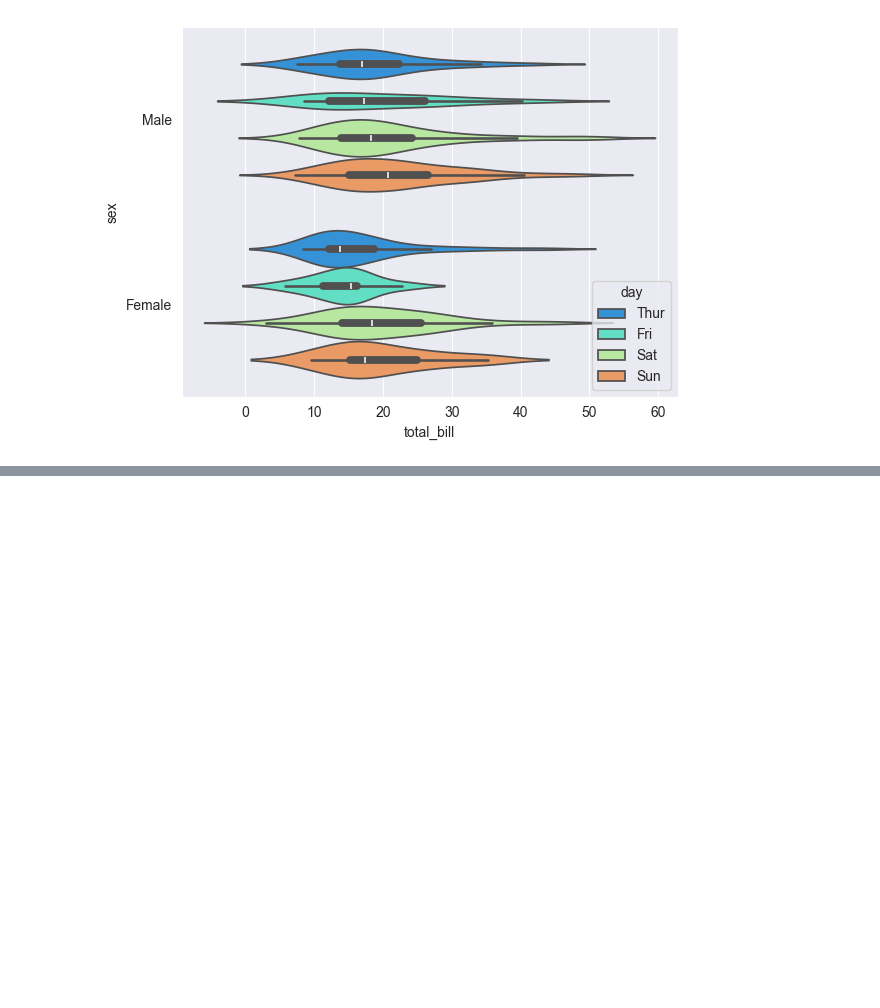
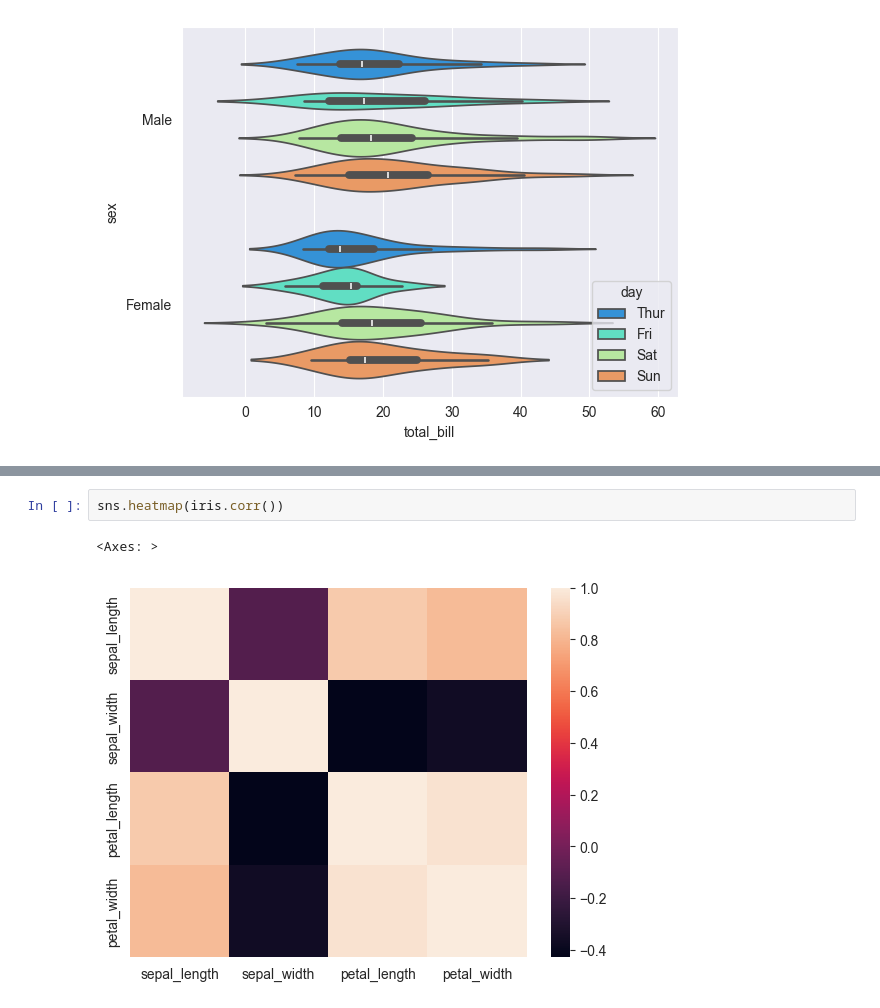
Before and after one commit to Sudeepkumar0/Python_practice, a Jupyter notebook: seaborn.ipynb, the cells around one changed output, grey strips where cells are left out. Saved outputs shown, nothing was run; the diff lists cells and outputs as text; blank space fills up the shorter version.

```diff
--- a/seaborn.ipynb
+++ b/seaborn.ipynb
@@ -150,0 +181,5 @@ sns.violinplot(x='total_bill', y='sex', data=df, palette='rainbow', hue='day')
+# %%
+sns.heatmap(iris.corr())
+# %% [output]
+<Axes: >
+[figure, added]
```
Also changed, not shown: parts of 8 cells of this notebook.
